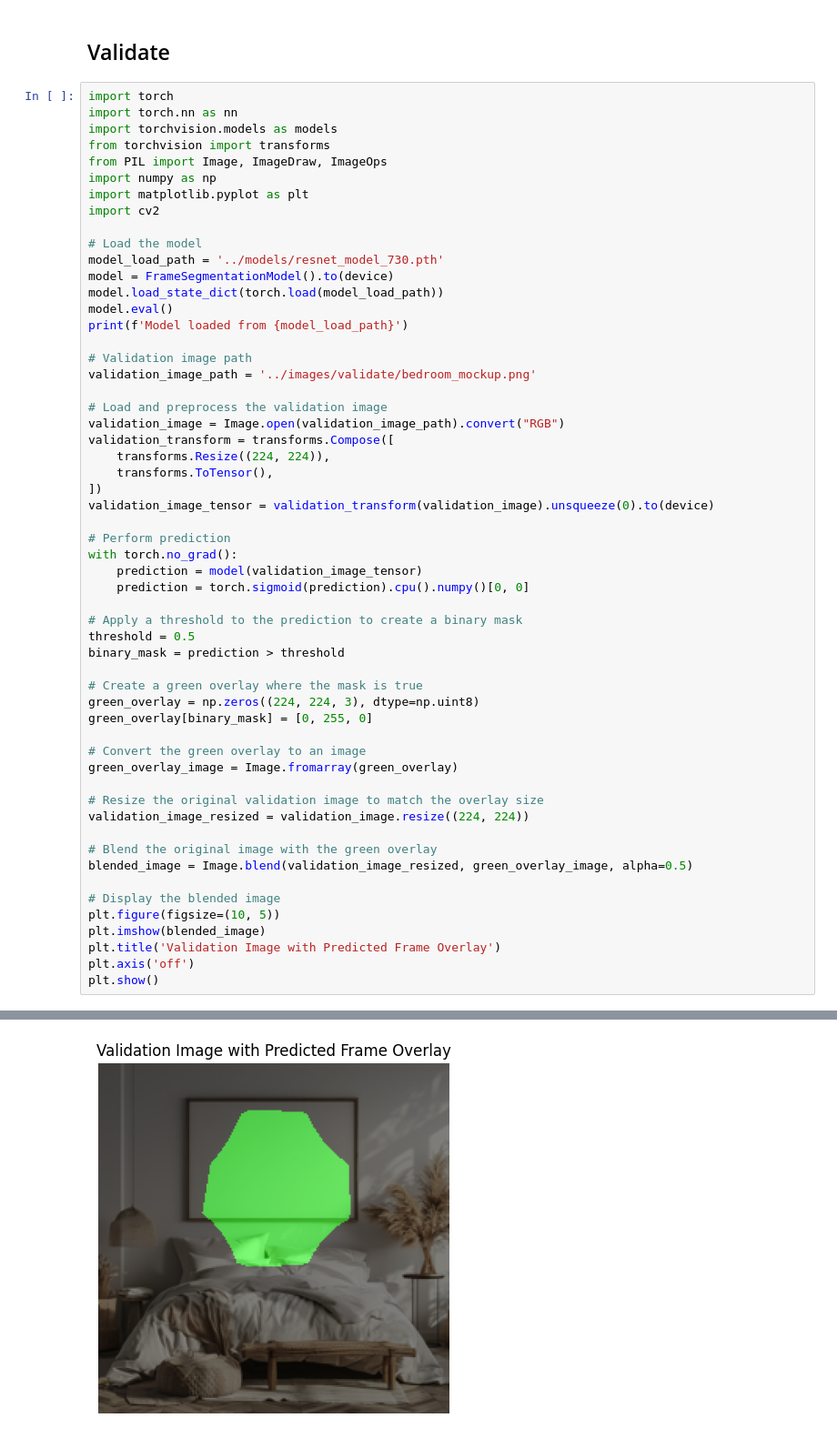
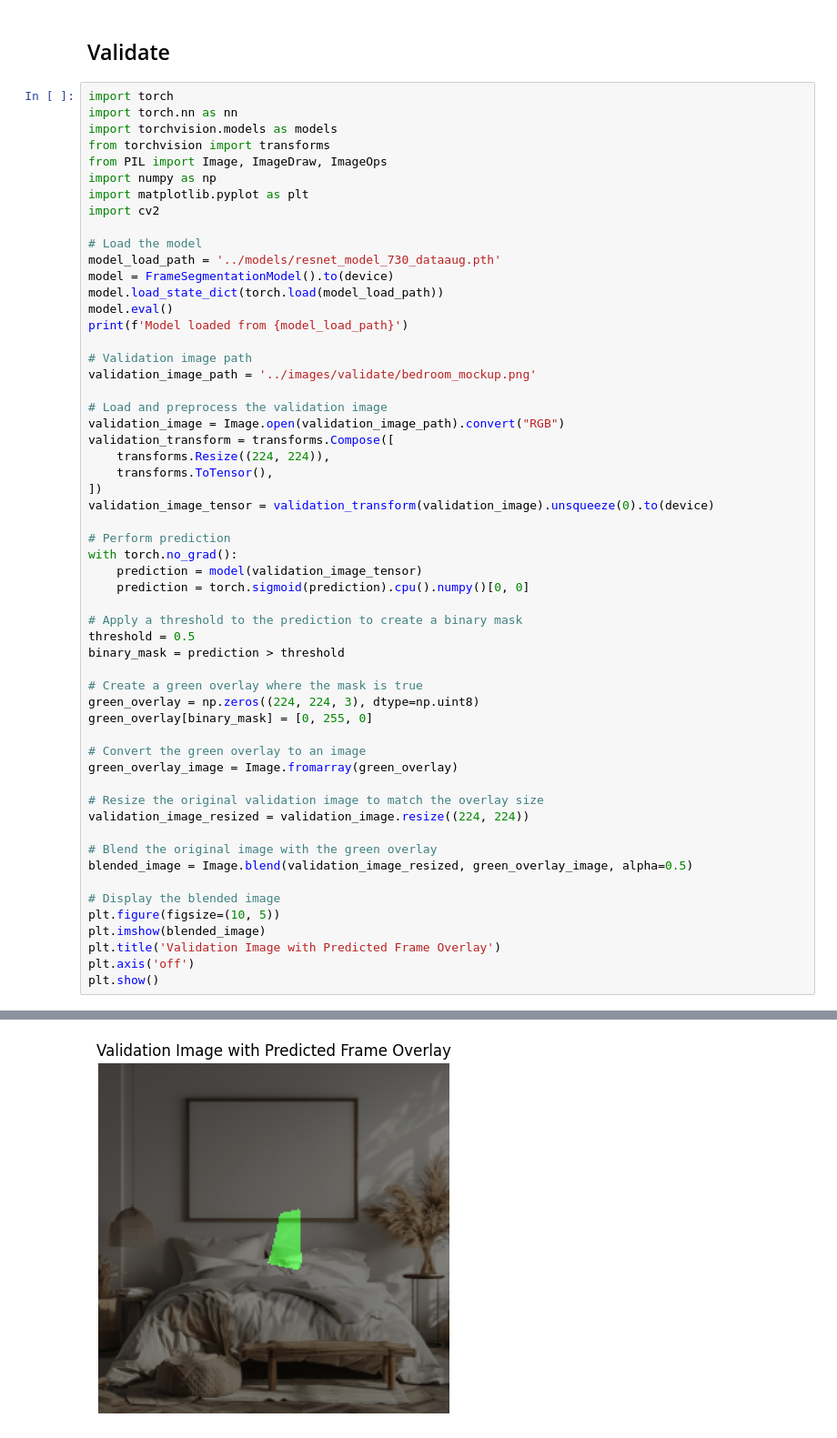
Before and after one commit to mattmotts/MockCrop, a Jupyter notebook: notebooks/train.ipynb, the cells around one changed output, grey strips where cells are left out. Shown at 91% size. Saved outputs shown, nothing was run; the diff lists cells and outputs as text.

```diff
--- a/notebooks/train.ipynb
+++ b/notebooks/train.ipynb
@@ -197,7 +216,7 @@ import matplotlib.pyplot as plt
 import cv2
 
 # Load the model
-model_load_path = '../models/resnet_model_730.pth'
+model_load_path = '../models/resnet_model_730_dataaug.pth'
 model = FrameSegmentationModel().to(device)
 model.load_state_dict(torch.load(model_load_path))
 model.eval()
@@ -247 +266 @@ Model loaded from ../models/resnet_model_730.pth
-[figure, old version]
+[figure, new version]
```
Also changed, not shown: parts of 3 cells of this notebook.
